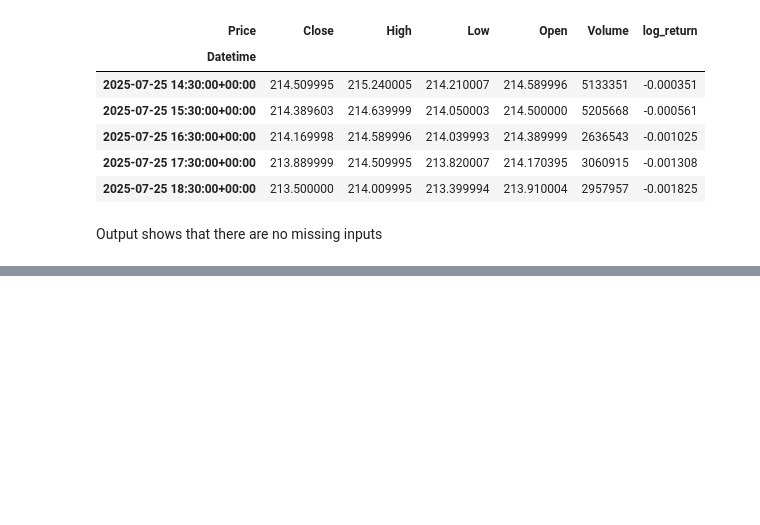
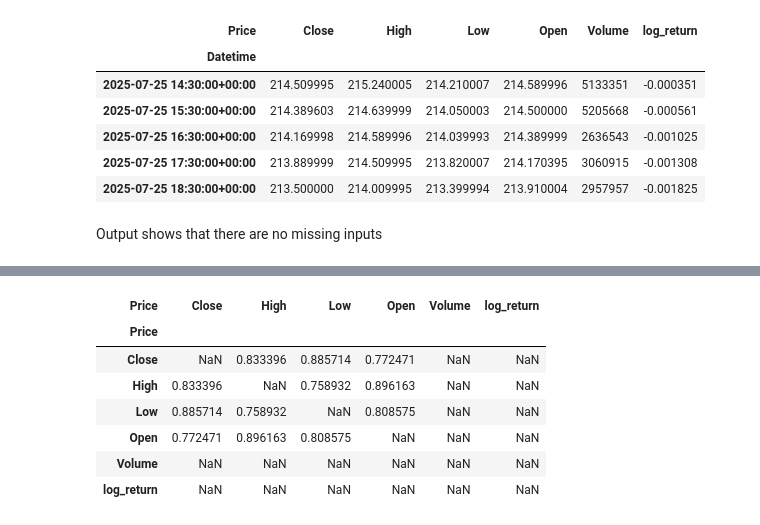
Before and after one commit to LydiaLCh/sentiment-model-quant, a Jupyter notebook: notebooks/01_data_exploration.ipynb, the cells around one changed output, grey strips where cells are left out. Drawn from its saved outputs; the diff is of its cells as text; code cells hidden in the pictures; blank space fills up the shorter version.

```diff
--- a/notebooks/01_data_exploration.ipynb
+++ b/notebooks/01_data_exploration.ipynb
@@ -214,0 +217,15 @@ plt.show()
+# %%
+### Identify strong correlation
+
+# Find strong monotonic correlations
+threshold = 0.7
+strong_corrs = spearman_corr[(spearman_corr.abs() >= threshold) &  (spearman_corr.abs() < 1.0)]
+# %% [output]
+| Price | Close | High | Low | Open | Volume | log_return |
+| Price |  |  |  |  |  |  |
+| Close | NaN | 0.833396 | 0.885714 | 0.772471 | NaN | NaN |
+| High | 0.833396 | NaN | 0.758932 | 0.896163 | NaN | NaN |
+| Low | 0.885714 | 0.758932 | NaN | 0.808575 | NaN | NaN |
+| Open | 0.772471 | 0.896163 | 0.808575 | NaN | NaN | NaN |
+| Volume | NaN | NaN | NaN | NaN | NaN | NaN |
+| log_return | NaN | NaN | NaN | NaN | NaN | NaN |
```
Also changed, not shown: parts of 2 cells of this notebook.
